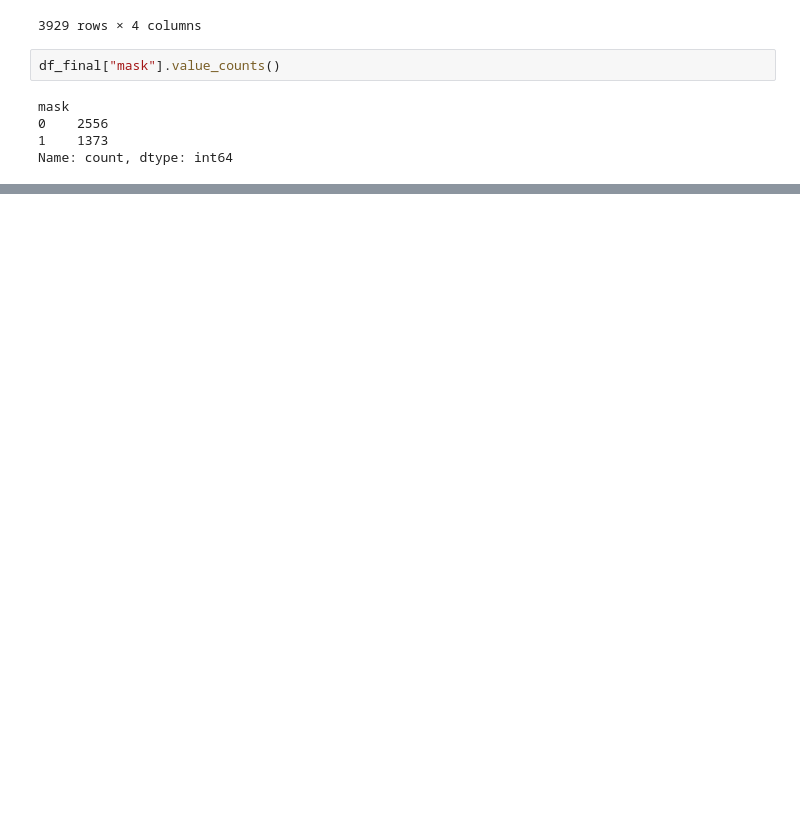
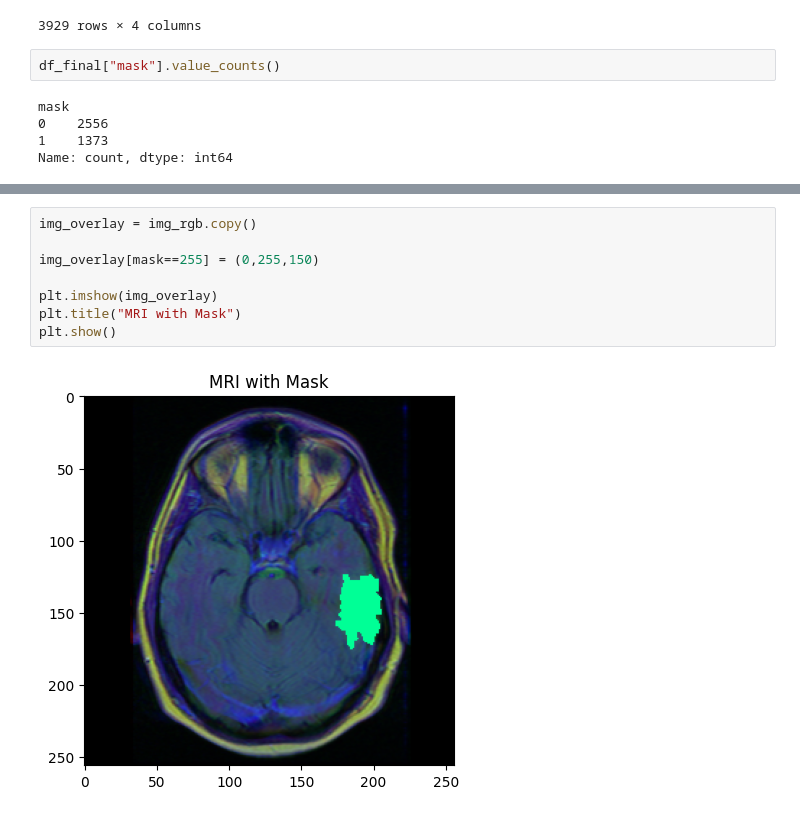
Before and after one commit to belfassikhaoula123/Projet_RGD, a Jupyter notebook: Notebooks/Data_processing.ipynb, the cells around one changed output, grey strips where cells are left out. Saved outputs shown, nothing was run; the diff lists cells and outputs as text; blank space fills up the shorter version.

```diff
--- a/Notebooks/Data_processing.ipynb
+++ b/Notebooks/Data_processing.ipynb
@@ -117,0 +206,10 @@ Name: count, dtype: int64
+# %%
+img_overlay = img_rgb.copy()
+
+img_overlay[mask==255] = (0,255,150)
+
+plt.imshow(img_overlay)
+plt.title("MRI with Mask")
+plt.show()
+# %% [output]
+[figure, added]
```
Also changed, not shown: parts of 14 cells of this notebook, 1 other file.
